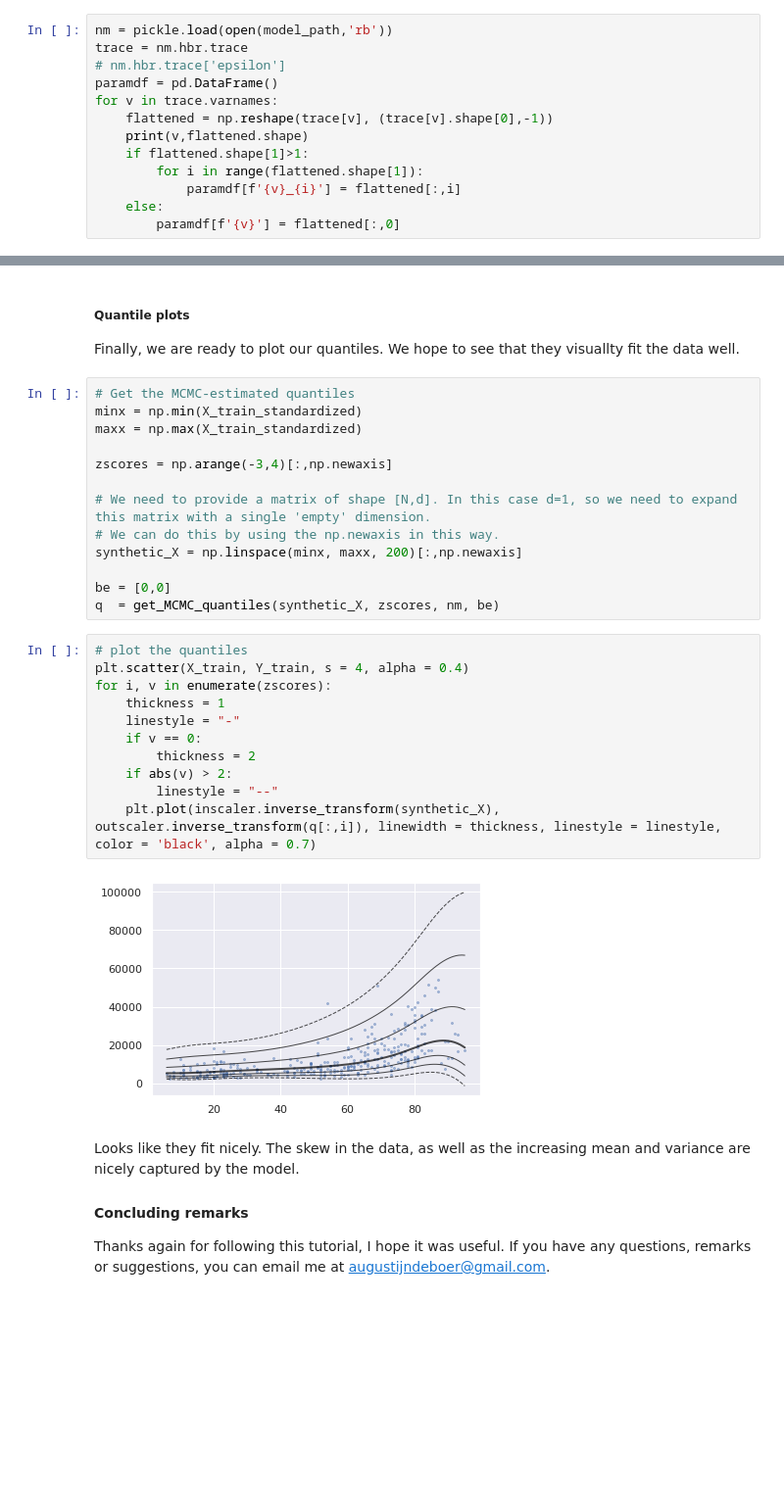
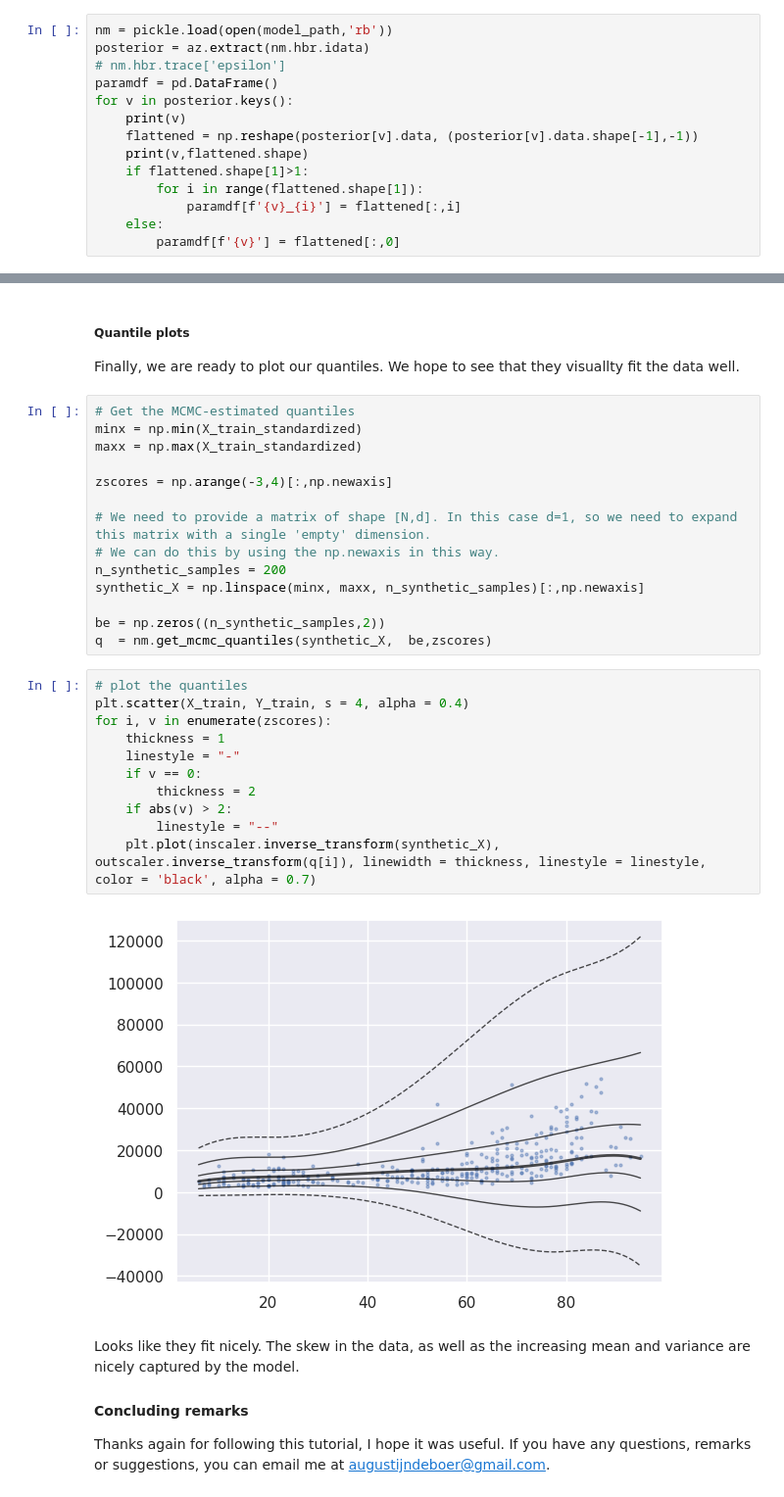
Before and after one commit to predictive-clinical-neuroscience/PCNtoolkit-demo, a Jupyter notebook: tutorials/HBR_SHASH/HBR_Tutorial.ipynb, the cells around one changed output, grey strips where cells are left out. Shown at 98% size. Cells and saved outputs as stored; diff of their text form; blank space fills up the shorter version.

```diff
--- a/tutorials/HBR_SHASH/HBR_Tutorial.ipynb
+++ b/tutorials/HBR_SHASH/HBR_Tutorial.ipynb
@@ -437,11 +444,12 @@ arviz - WARNING - Shape validation failed: input_shape: (4, 0), minimum_shape: (
 If parameters are very correlated in the posterior, our sampler may have a hard time. We make a dataframe of all the parameters samples, so that we can inspect their correlation.
 # %%
 nm = pickle.load(open(model_path,'rb'))
-trace = nm.hbr.trace
+posterior = az.extract(nm.hbr.idata)
 # nm.hbr.trace['epsilon']
 paramdf = pd.DataFrame()
-for v in trace.varnames:
-    flattened = np.reshape(trace[v], (trace[v].shape[0],-1))
+for v in posterior.keys():
+    print(v)
+    flattened = np.reshape(posterior[v].data, (posterior[v].data.shape[-1],-1))
     print(v,flattened.shape)
     if flattened.shape[1]>1:
         for i in range(flattened.shape[1]):
@@ -520,23 +540,24 @@ zscores = np.arange(-3,4)[:,np.newaxis]
 
 # We need to provide a matrix of shape [N,d]. In this case d=1, so we need to expand this matrix with a single 'empty' dimension.
 # We can do this by using the np.newaxis in this way.
-synthetic_X = np.linspace(minx, maxx, 200)[:,np.newaxis]
+n_synthetic_samples = 200
+synthetic_X = np.linspace(minx, maxx, n_synthetic_samples)[:,np.newaxis]
 
-be = [0,0]
-q  = get_MCMC_quantiles(synthetic_X, zscores, nm, be)
+be = np.zeros((n_synthetic_samples,2))
+q  = nm.get_mcmc_quantiles(synthetic_X,  be,zscores)
 # %%
 # plot the quantiles
 plt.scatter(X_train, Y_train, s = 4, alpha = 0.4)
 for i, v in enumerate(zscores):
     thickness = 1
     linestyle = "-"
     if v == 0:
         thickness = 2
     if abs(v) > 2:
         linestyle = "--"
-    plt.plot(inscaler.inverse_transform(synthetic_X), outscaler.inverse_transform(q[:,i]), linewidth = thickness, linestyle = linestyle, color = 'black', alpha = 0.7)
+    plt.plot(inscaler.inverse_transform(synthetic_X), outscaler.inverse_transform(q[i]), linewidth = thickness, linestyle = linestyle, color = 'black', alpha = 0.7)
 # %% [output]
-[figure, old version]
+[figure, new version]
 # %% [markdown]
 Looks like they fit nicely. The skew in the data, as well as the increasing mean and variance are nicely captured by the model.
 
```
Also changed, not shown: parts of 22 cells of this notebook, 1 other file.
